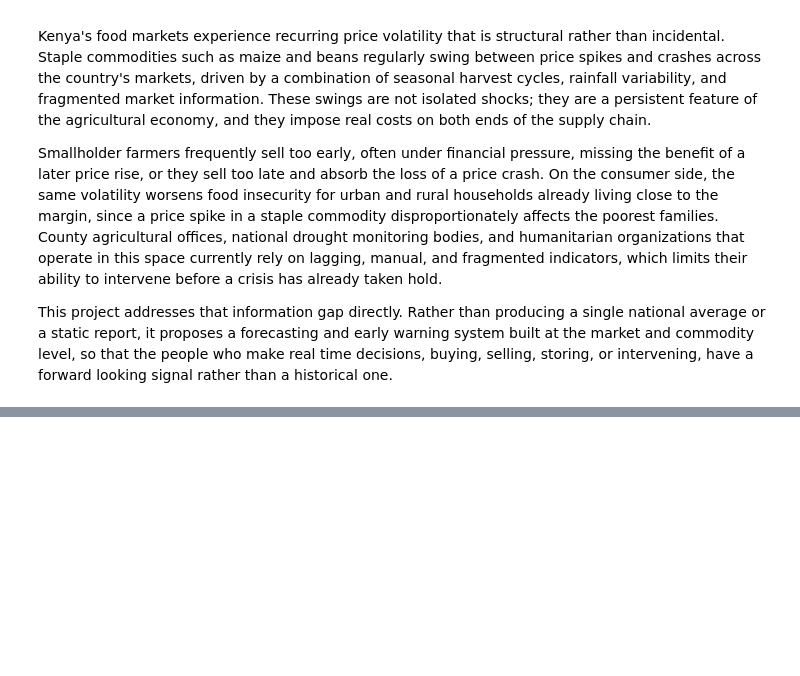
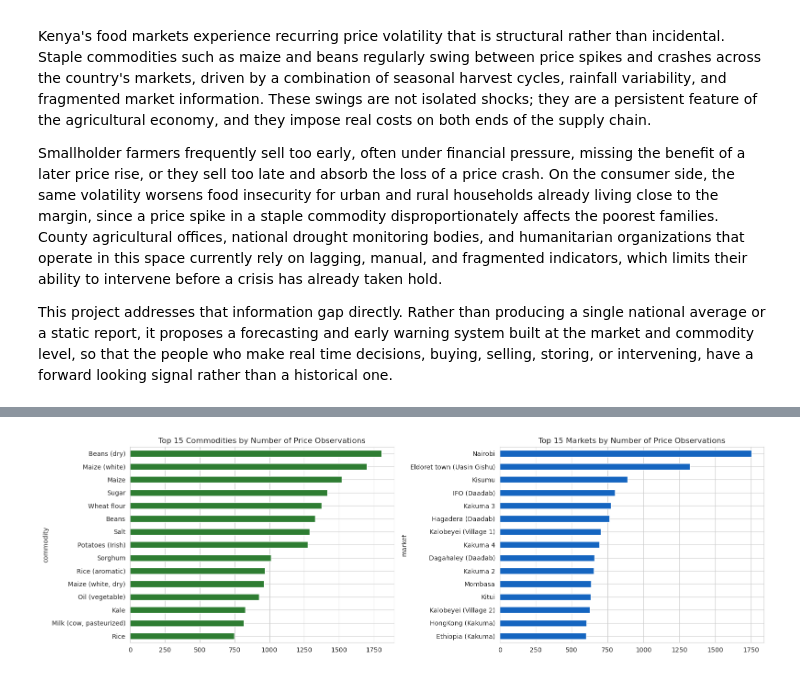
Before and after one commit to kevinkiplangat432/Predictive-Time-Series-Pipeline-using-a-Dual-Input-LSTM-and-Geospatial-Mapping, a Jupyter notebook: kenyan_food_prices.ipynb, the cells around one changed output, grey strips where cells are left out. Cells and saved outputs as stored; diff of their text form; code cells hidden in the pictures; blank space fills up the shorter version.

```diff
--- a/kenyan_food_prices.ipynb
+++ b/kenyan_food_prices.ipynb
@@ -16,0 +127,19 @@ This project addresses that information gap directly. Rather than producing a si
+# %%
+# WFP HDX exports place a description row as the first data row (e.g. "#date", "#adm1+name", "#value+usd" etc).
+# This checks for and removes it so the dataframe contains only genuine price observations.
+
+if prices_raw.iloc[0].astype(str).str.startswith("#").any():
+    prices = prices_raw.iloc[1:].reset_index(drop=True)
+    print("Detected and removed a units/description header row.")
+else:
+    prices = prices_raw.copy()
+    print("No units row detected, dataframe used as is.")
+
+# Convert date and price columns to proper types now that the units row is gone
+prices["date"] = pd.to_datetime(prices["date"], errors="coerce")
+prices["price"] = pd.to_numeric(prices["price"], errors="coerce")
+if "usdprice" in prices.columns:
+    prices["usdprice"] = pd.to_numeric(prices["usdprice"], errors="coerce")
+
+print(f"Rows: {prices.shape[0]}, Columns: {prices.shape[1]}")
+print(f"Date range: {prices['date'].min()} to {prices['date'].max()}")
@@ -16,0 +259,22 @@ This project addresses that information gap directly. Rather than producing a si
+# %%
+# Understand which commodities and markets have the most complete data.
+# This directly informs which commodity-market pairs are viable candidates
+# for individual forecasting models later in the project.
+
+commodity_counts = prices["commodity"].value_counts().head(15)
+market_counts = prices["market"].value_counts().head(15)
+
+fig, axes = plt.subplots(1, 2, figsize=(16, 5))
+
+commodity_counts.plot(kind="barh", ax=axes[0], color="#2E7D32")
+axes[0].set_title("Top 15 Commodities by Number of Price Observations")
+axes[0].invert_yaxis()
+
+market_counts.plot(kind="barh", ax=axes[1], color="#1565C0")
+axes[1].set_title("Top 15 Markets by Number of Price Observations")
+axes[1].invert_yaxis()
+
+plt.tight_layout()
+plt.show()
+# %% [output]
+[figure, added]
```
Also changed, not shown: parts of 30 cells of this notebook.
